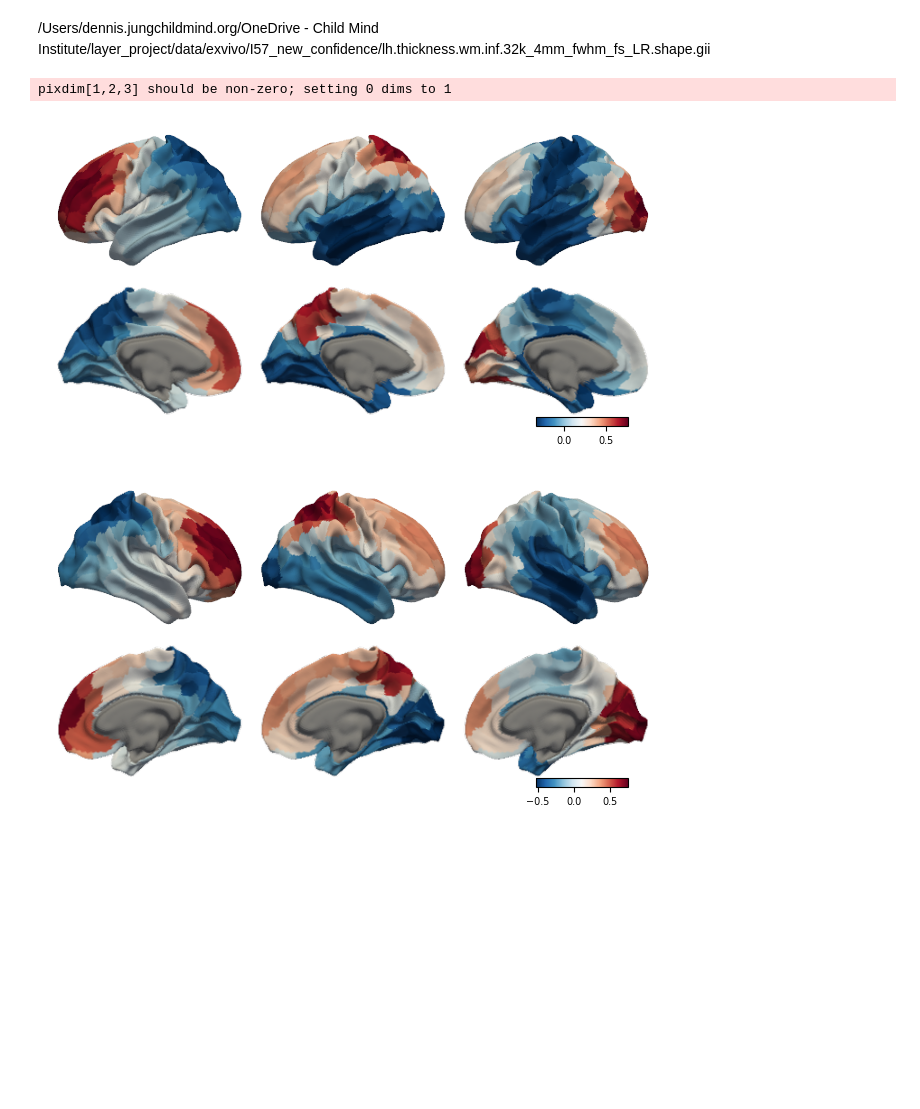
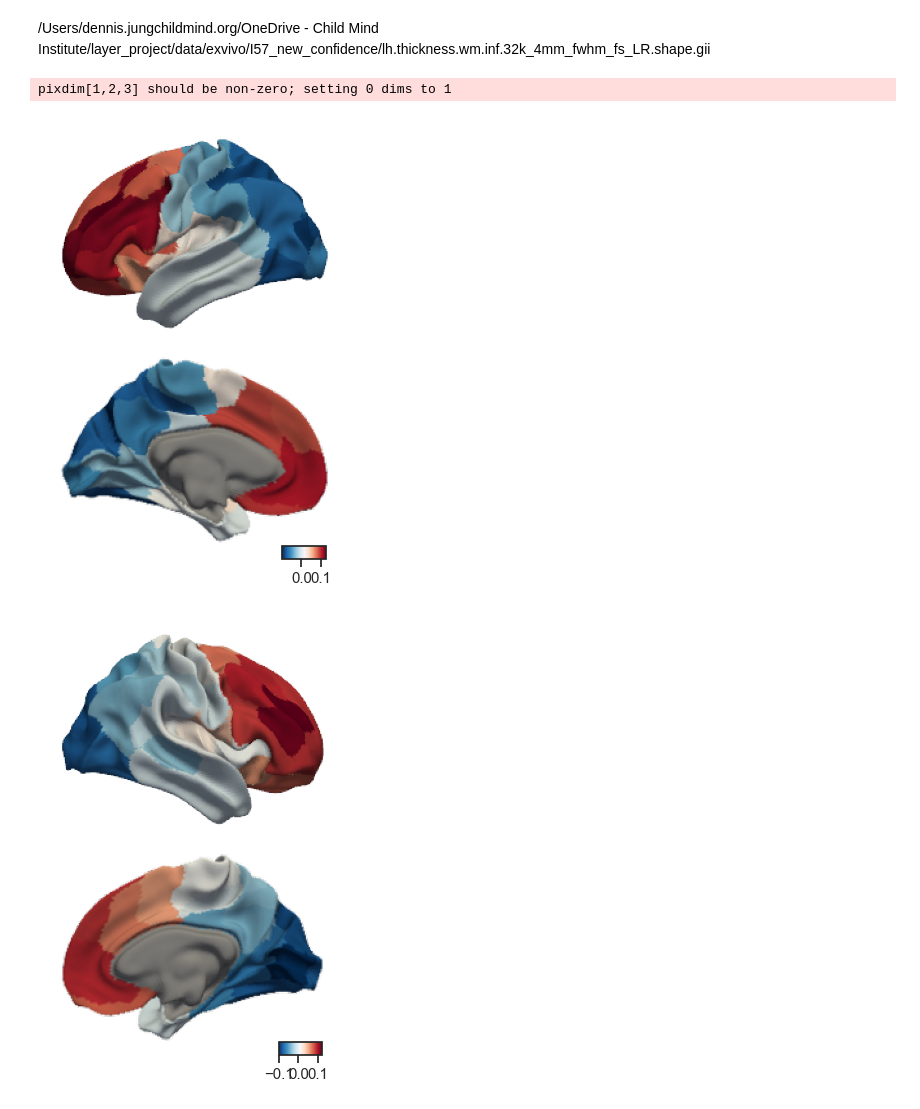
Before and after one commit to dyjung130/cortical_layer, a Jupyter notebook: jupyter-notebook/analysis_layer_hcp.ipynb, the cells around one changed output. Cells and saved outputs as stored; diff of their text form; code cells hidden in the pictures; blank space fills up the shorter version.

```diff
--- a/jupyter-notebook/analysis_layer_hcp.ipynb
+++ b/jupyter-notebook/analysis_layer_hcp.ipynb
@@ -12,4 +12,8 @@ from brainspace.gradient import GradientMaps
 from brainspace.utils.parcellation import map_to_labels
 
 pv.start_xvfb()
-atlas_path = '/Users/dennis.jungchildmind.org/Downloads/Schaefer2018_400Parcels_17Networks_order.dlabel.nii'
+atlas_path = '/Users/dennis.jungchildmind.org/Downloads/Schaefer2018_100Parcels_17Networks_order.dlabel.nii'
+num_parcels = int(atlas_path.split('_')[1].split('Parcels')[0])  # Extract number of parcels from atlas path
+print(num_parcels)
+
+normalize_data = True #zscore
@@ -277,6 +283,11 @@ for subject in subject_dirs_with_thickness:
     rh_thickness_path = f'/Users/dennis.jungchildmind.org/OneDrive - Child Mind Institute/hcp1200-thickness/{subject}/{subject}.R.thickness.32k_{smoo_param}fs_LR.shape.gii'
     lh_thickness = nib.load(lh_thickness_path).darrays[0].data
     rh_thickness = nib.load(rh_thickness_path).darrays[0].data
+
+    if normalize_data:
+        lh_thickness = (lh_thickness - np.mean(lh_thickness)) / np.std(lh_thickness)
+        rh_thickness = (rh_thickness - np.mean(rh_thickness)) / np.std(rh_thickness)
+
     lh_thickness_all.append(lh_thickness)
     rh_thickness_all.append(rh_thickness)
 
@@ -381,7 +386,7 @@ for hemi, hcp_data, start_idx, end_idx, surf_file in [
             f'/Users/dennis.jungchildmind.org/Downloads/HCP_S1200_Atlas_Z4_pkXDZ/{surf_file}',
             hemi=hemi,
         )
-        overlay = plotter.overlay(grad[pc], cmap='jet', alpha=1, vmin=1.5, vmax=3.5)
+        overlay = plotter.overlay(grad[pc], cmap='jet', alpha=1)# vmin=1.5, vmax=3.5)
         plotter.border(grad[pc], alpha=0)
         plotters.append([plotter.screenshot("lateral"), plotter.screenshot("medial"), overlay])
 
@@ -414,6 +419,12 @@ pixdim[1,2,3] should be non-zero; setting 0 dims to 1
 # %%
 # Load atlas data
 atlasDat = nib.load(atlas_path).get_fdata()[0].astype(int)
+
+#save gms
+gm_lh = GradientMaps(n_components=20, approach='dm')
+gm_rh = GradientMaps(n_components=20, approach='dm')
+
+n_pca = 1 #number of gradients to plot
 
 # Create gradient maps and plot for both hemispheres
 for hemi, hcp_data, start_idx, end_idx, surf_file in [
@@ -424,11 +435,14 @@ for hemi, hcp_data, start_idx, end_idx, surf_file in [
     mask = atlasDat[start_idx:end_idx] != 0
 
     # Create gradient maps
-    gm = GradientMaps(n_components=3, approach='pca')
-    gm.fit(np.nan_to_num(hcp_data, 0))
+    if hemi == 'lh':
+        gm = gm_lh.fit(np.nan_to_num(hcp_data, 0))
+    else:
+        gm =gm_rh.fit(np.nan_to_num(hcp_data, 0))
+
 
     grad = []
-    for j in range(3):
+    for j in range(n_pca):
         if hemi == 'lh':
             grad_values = (gm.gradients_[:,j])
             grad.append(map_to_labels(grad_values, atlasDat[start_idx:end_idx], mask=mask, fill=np.nan))
@@ -438,36 +452,42 @@ for hemi, hcp_data, start_idx, end_idx, surf_file in [
 
     # Create plotters for first 3 gradients
     plotters = []
-    for pc in range(3):
+    for pc in range(n_pca):
         plotter = yaspy.Plotter(
             f'/Users/dennis.jungchildmind.org/Downloads/HCP_S1200_Atlas_Z4_pkXDZ/{surf_file}',
             hemi=hemi,
         )
         overlay = plotter.overlay(grad[pc], cmap='RdBu_r', alpha=1)
         plotter.border(grad[pc], alpha=0)
         plotters.append([plotter.screenshot("lateral"), plotter.screenshot("medial"), overlay])
+    # Create lists for lateral and medial views
+    lateral_views = [p[0] for p in plotters]
+    medial_views = [p[1] for p in plotters]
 
     img = yaspy.montage(
-        [[plotters[0][0], plotters[1][0], plotters[2][0]],
-         [plotters[0][1], plotters[1][1], plotters[2][1]]],
+        [lateral_views[:n_pca],
+         medial_views[:n_pca]],
         pad=10,
         shareh=True,
         sharew=True,  # Share width across subplots
     )
-
     # Create figure with controlled size
     f, ax = plt.subplots()
     plt.imshow(img)
     plt.xticks([])
     plt.yticks([])
     plt.box(False)
     plt.tight_layout()
 
     cax = ax.inset_axes((0.8, 0, 0.15, 0.03))
     cbar = plt.colorbar(overlay, cax=cax, orientation="horizontal")
     cbar.ax.tick_params(labelsize="x-small")
     plt.show()
+
+#then save gm_lh and gm_rh
+np.save(f'gm_lh_hcp_n{N}_p{num_parcels}_norm{normalize_data}.npy', gm_lh)
+np.save(f'gm_rh_hcp_n{N}_p{num_parcels}_norm{normalize_data}.npy', gm_rh)
 # %% [output]
 pixdim[1,2,3] should be non-zero; setting 0 dims to 1
-[figure, old version]
+[figure, new version]
-[figure, old version]
+[figure, new version]
```
Also changed, not shown: parts of 8 cells of this notebook, 12 other files.
